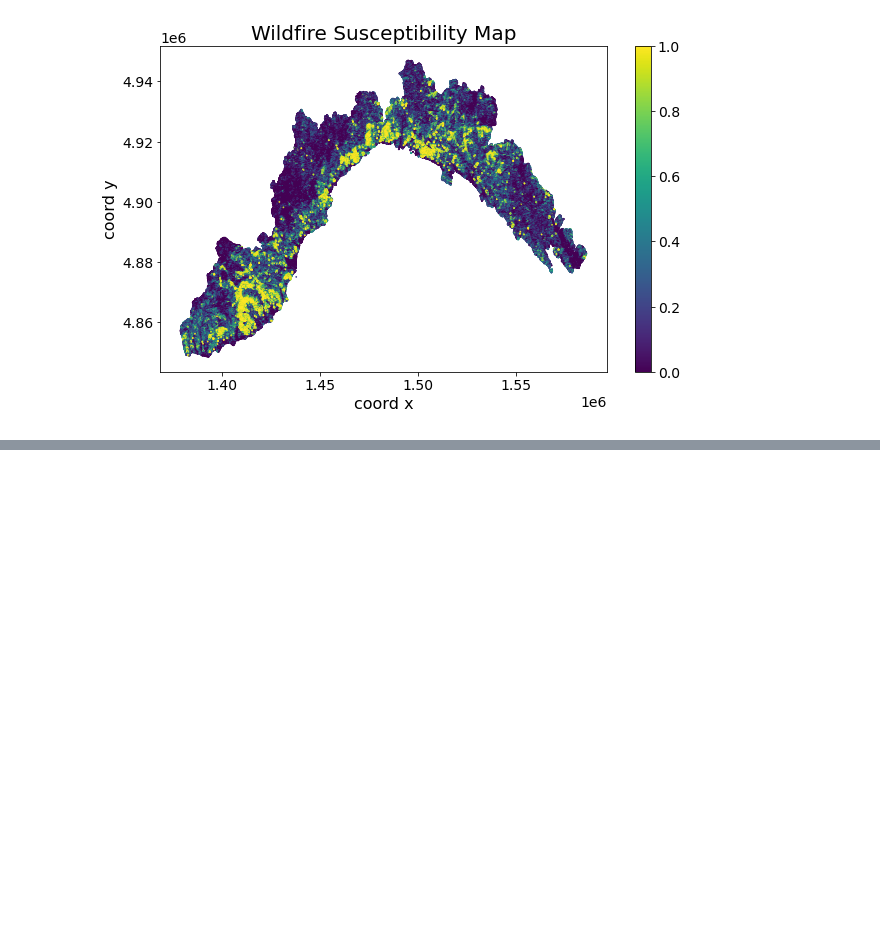
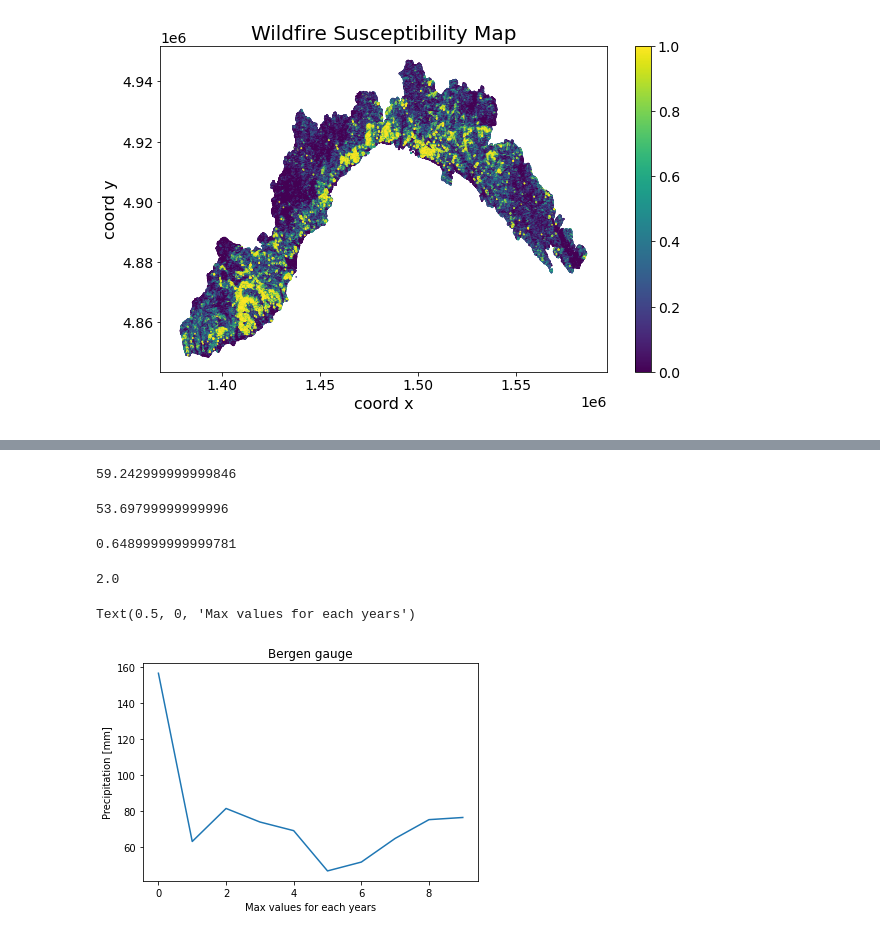
Before and after one commit to Kriegtho/2022_ML_EES, a Jupyter notebook: Labs/S2_4_Wildfire_Risk_Italy.ipynb, the cells around one changed output, grey strips where cells are left out. Saved outputs shown, nothing was run; the diff lists cells and outputs as text; code cells hidden in the pictures; blank space fills up the shorter version.

```diff
--- a/Labs/S2_4_Wildfire_Risk_Italy.ipynb
+++ b/Labs/S2_4_Wildfire_Risk_Italy.ipynb
@@ -748,3 +480,13 @@ Hint: Feel free to recycle as much code as you can from [the previous exercise](
 How does it compare to the authors' susceptibility map below?
 # %% [markdown]
 ![download (3).png](embedded-picture-1)
+# %%
+import numpy as np
+import pandas as pd
+
+
+bergen=np.loadtxt('./assignment4_totprec_time_series.csv',delimiter=',',skiprows=1,usecols=3)
+
+sorted=np.sort(bergen)
+indices=np.where(sorted>20)
+print(len(sorted[indices]))
@@ -750,0 +543,16 @@ How does it compare to the authors' susceptibility map below?
+# %%
+np.percentile(lugano, 99)
+# %% [output]
+59.242999999999846
+# %%
+np.percentile(luganorea, 99)
+# %% [output]
+53.69799999999996
+# %%
+np.percentile(eilat, 99)
+# %% [output]
+0.6489999999999781
+# %%
+np.percentile(eilatrea, 99)
+# %% [output]
+2.0
@@ -750,0 +561,11 @@ How does it compare to the authors' susceptibility map below?
+# %%
+years=np.loadtxt('./assignment4_totprec_time_series.csv',delimiter=',',skiprows=1,usecols=0)
+
+annual_maxima= np.array([np.max(bergen[years==y])for y in np.unique(years)])
+plt.plot(annual_maxima)
+plt.title('Bergen gauge')
+plt.ylabel('Precipitation [mm]')
+plt.xlabel('Max values for each years')
+# %% [output]
+Text(0.5, 0, 'Max values for each years')
+[figure, added]
```
Also changed, not shown: parts of 52 cells of this notebook.
